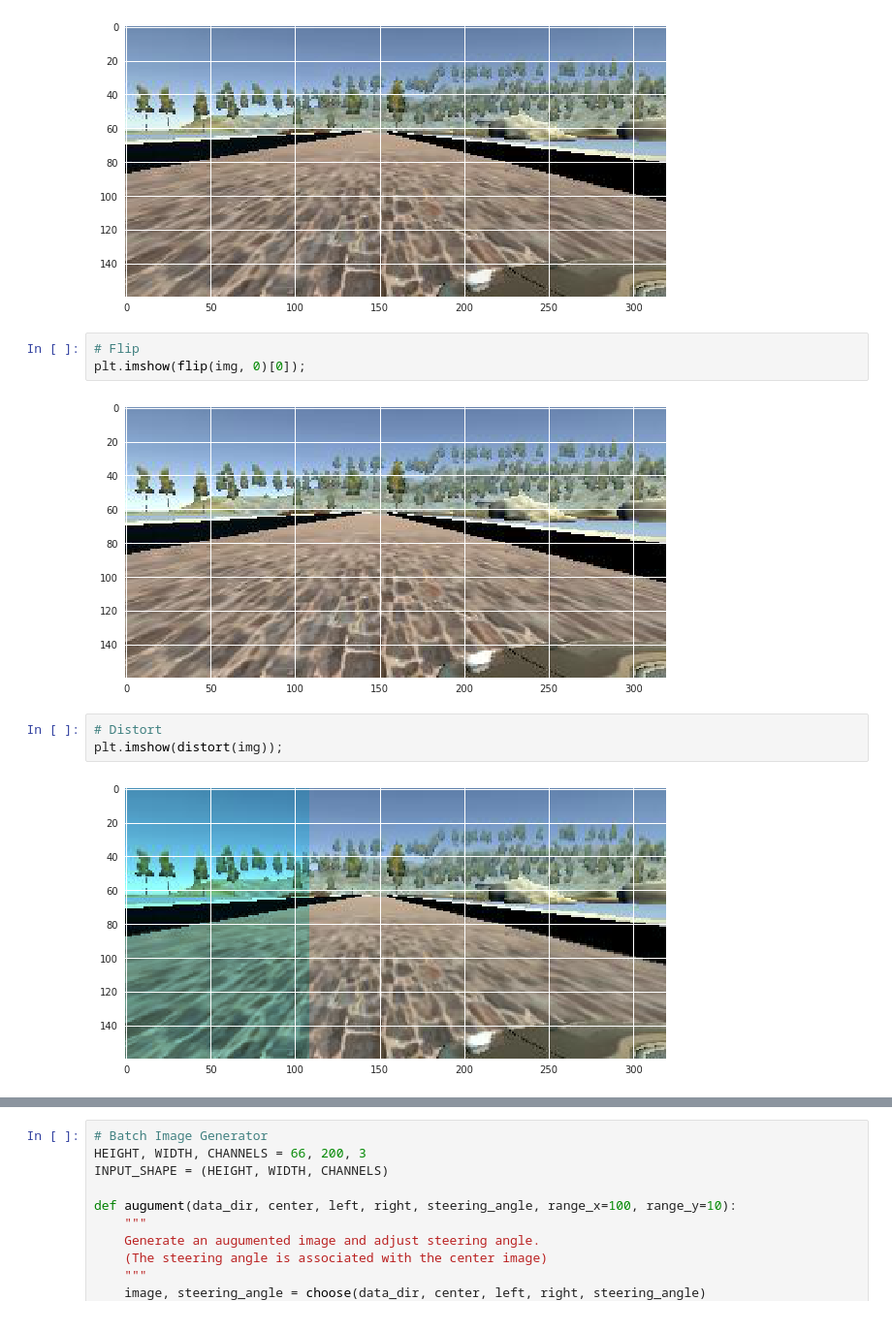
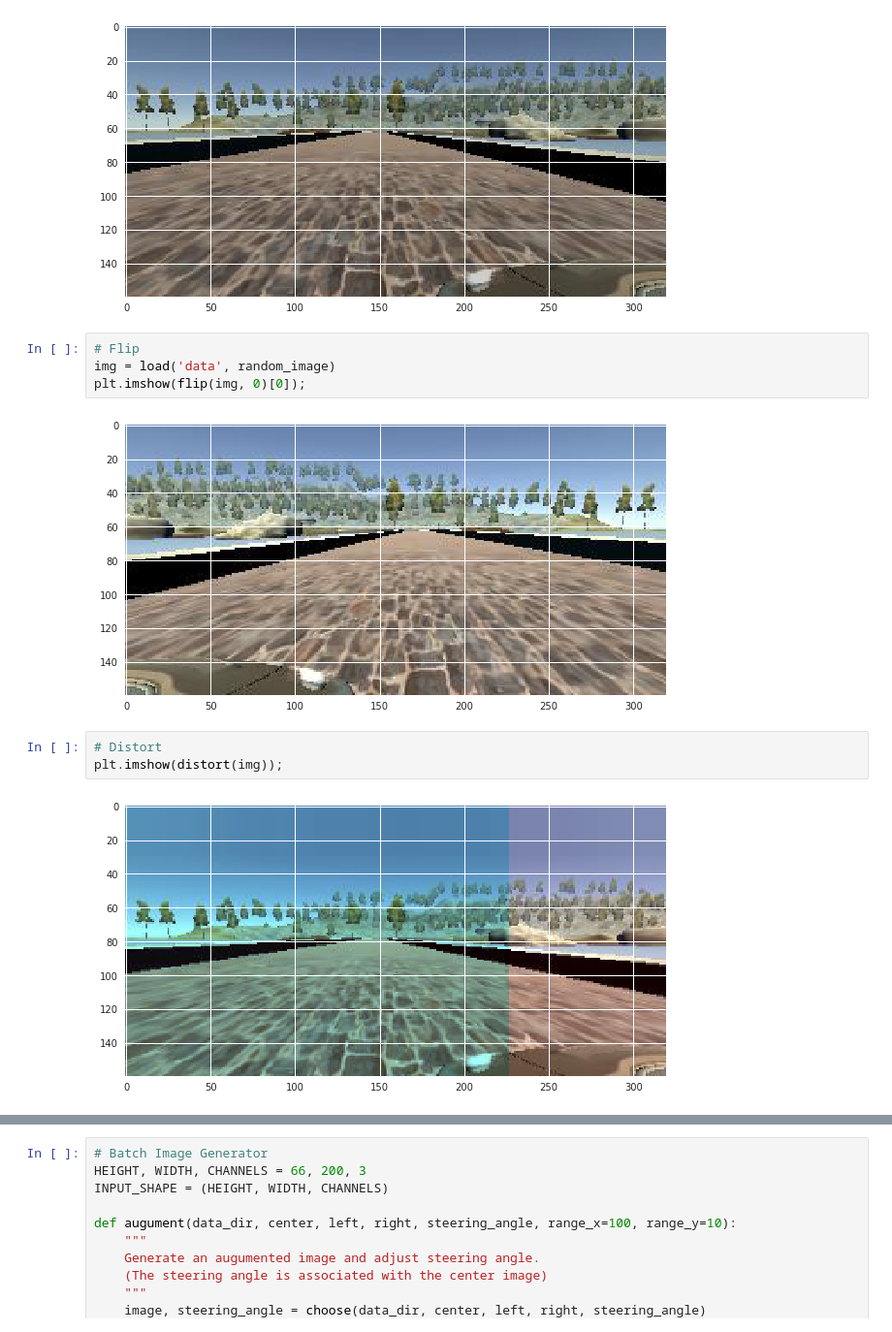
Before and after one commit to darkreapyre/RoboStig, a Jupyter notebook: Notebooks/Prototype.ipynb, the cells around one changed output, grey strips where cells are left out. Shown at 97% size. Drawn from its saved outputs; the diff is of its cells as text.

```diff
--- a/Notebooks/Prototype.ipynb
+++ b/Notebooks/Prototype.ipynb
@@ -244,12 +238,13 @@ plt.imshow(brightness(img));
 [figure]
 # %%
 # Flip
+img = load('data', random_image)
 plt.imshow(flip(img, 0)[0]);
 # %% [output]
-[figure, old version]
+[figure, new version]
 # %%
 # Distort
 plt.imshow(distort(img));
 # %% [output]
-[figure, old version]
+[figure, new version]
 # %% [markdown]
```
Also changed, not shown: parts of 23 cells of this notebook, 1 other file.
